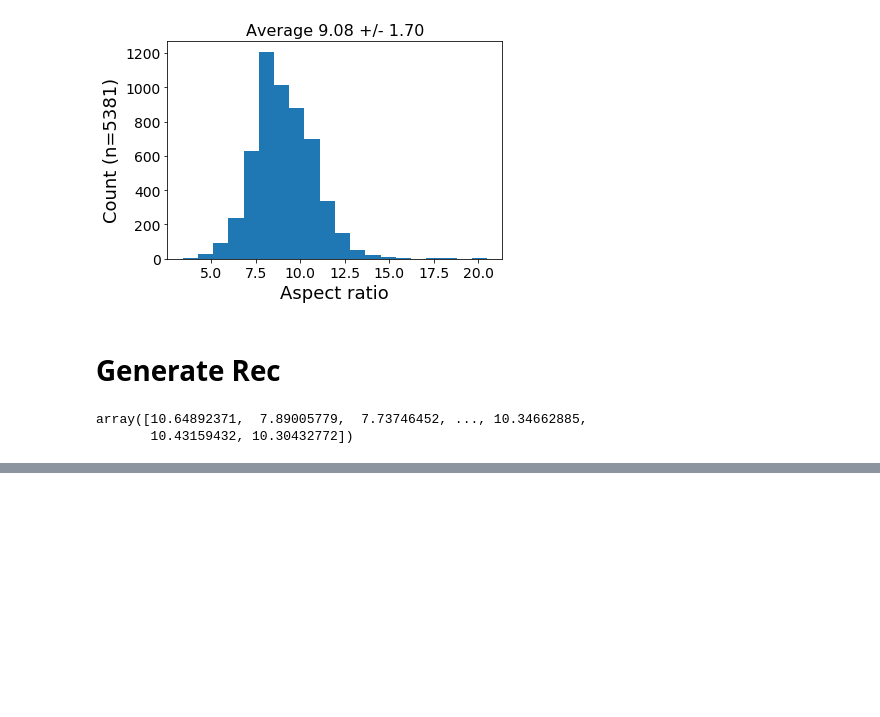
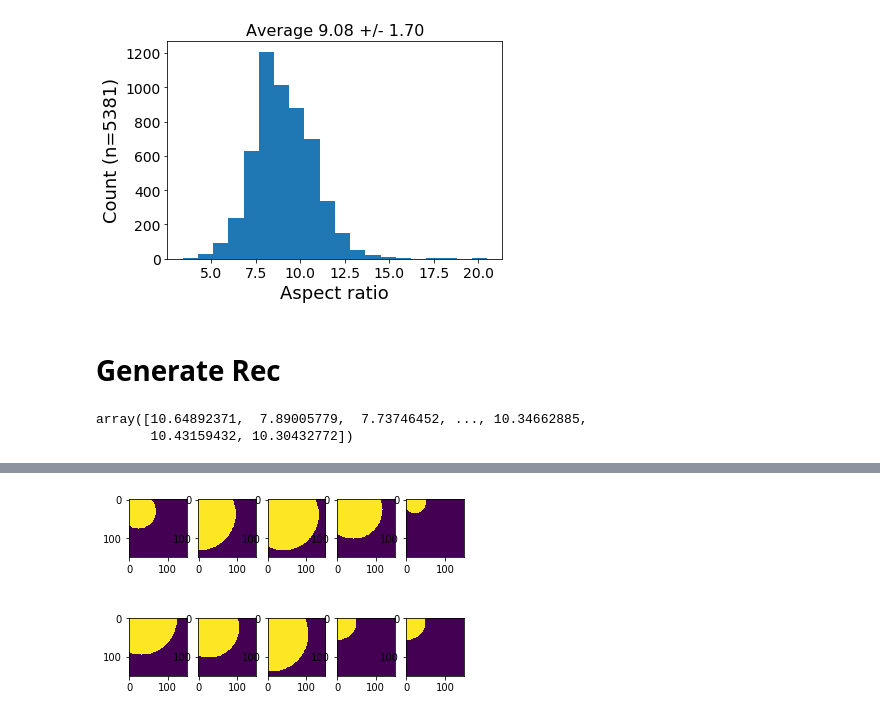
Before and after one commit to j-csc/landcover_scripts, a Jupyter notebook: Compute aspect ratio of chicken houses.ipynb, the cells around one changed output, grey strips where cells are left out. Saved outputs shown, nothing was run; the diff lists cells and outputs as text; code cells hidden in the pictures; blank space fills up the shorter version.

```diff
--- a/Compute aspect ratio of chicken houses.ipynb
+++ b/Compute aspect ratio of chicken houses.ipynb
@@ -177,0 +135,13 @@ for i in range(10):
+# %%
+def generate_circle(x,y,r,height,width):
+    img = np.zeros((150, 150), dtype=np.uint8)
+    circle = cv2.circle(img, (x,y), r, (255, 255, 255), -1)
+    plt.imshow(circle)
+    return img
+
+for i in range(10):
+    img = generate_circle(np.random.randint(50), np.random.randint(50), np.random.randint(50*2), 50, 50)
+    plt.subplot(2, 5, i+1)
+    plt.imshow(img)
+# %% [output]
+[figure, added]
```
Also changed, not shown: parts of 3 cells of this notebook, 2 other files.
